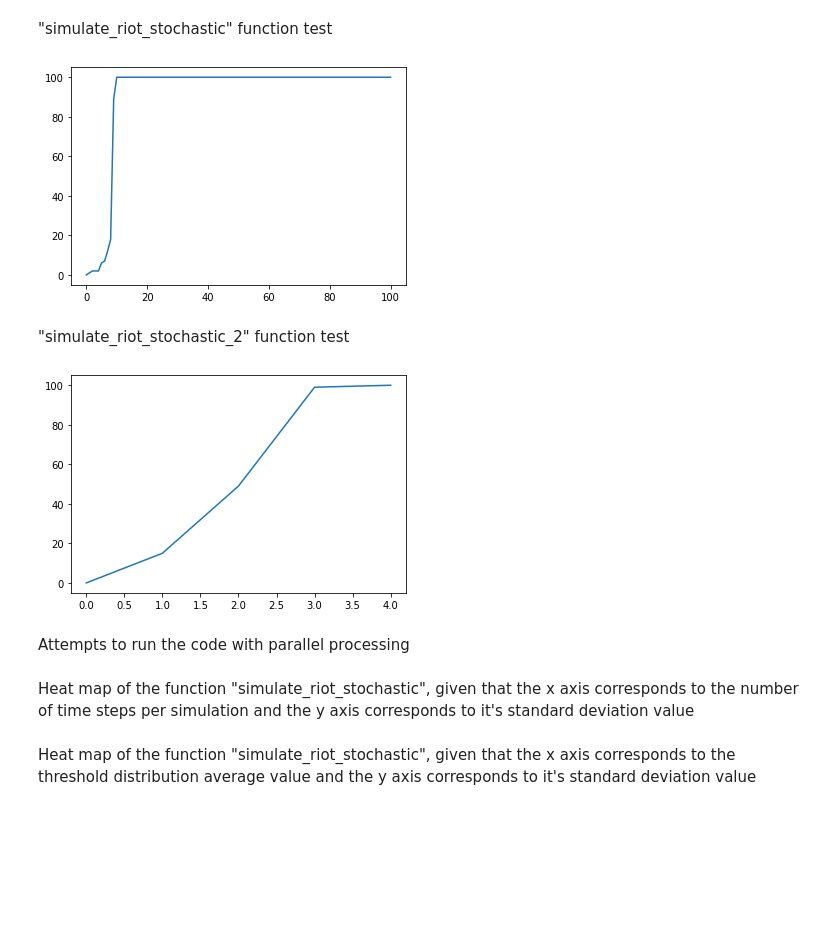
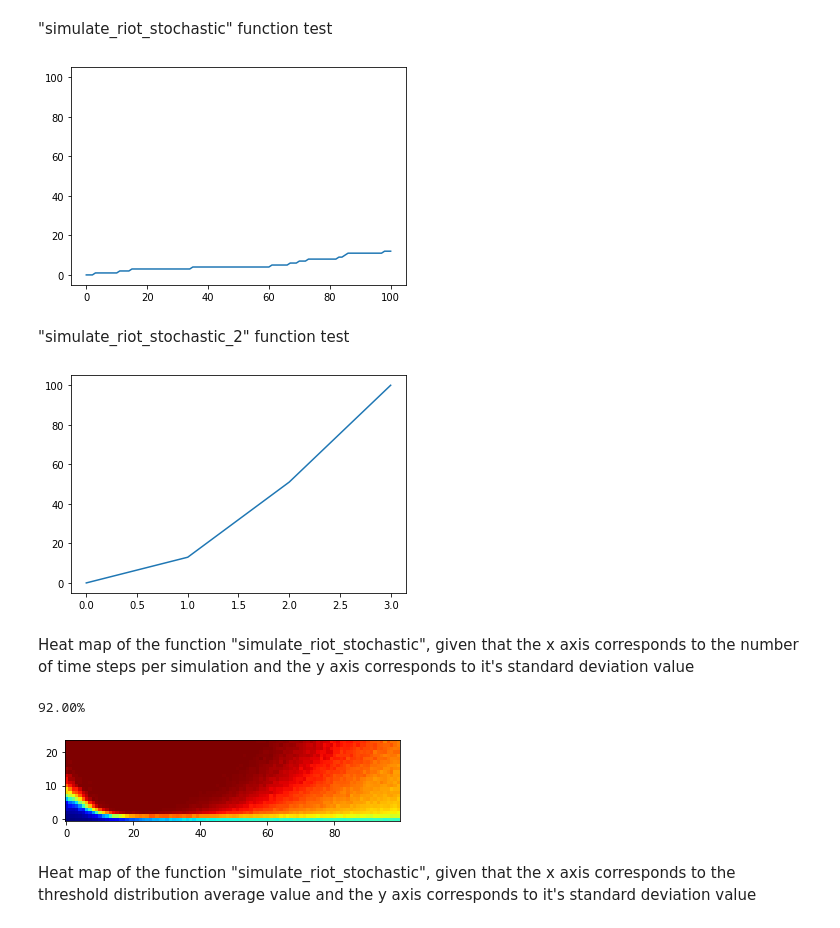
Before and after one commit to AlantheBenign/Critical-mass-model-for-social-dynamic, a Jupyter notebook: Modelo Novo/Stochastic threshold model.ipynb, the cells around one changed output. Saved outputs shown, nothing was run; the diff lists cells and outputs as text; code cells hidden in the pictures; blank space fills up the shorter version.

```diff
--- a/Modelo Novo/Stochastic threshold model.ipynb
+++ b/Modelo Novo/Stochastic threshold model.ipynb
@@ -13,39 +15,37 @@ from IPython.display import clear_output
 "simulate_riot_stochastic" function test
 # %%
 N = 100
-average = 25
-deviation = 2
+average = 50
+deviation = 12
 
 agents = func.create_agents(N,average,deviation)
 
 steps = 100
 
-(progression, riot_size) = func.simulate_riot_stochastic(agents, steps)
+progression = func.simulate_riot_stochastic(agents, steps)
 
 plt.figure()
 plt.plot(progression)
 plt.ylim(-5,105)
 plt.show()
 # %% [output]
-[figure, old version]
+[figure, new version]
 # %% [markdown]
 "simulate_riot_stochastic_2" function test
 # %%
 N = 100
 average = 15
 deviation = 12
 
 agents = func.create_agents(N,average,deviation)
 
 steps = 100
 
-(progression, riot_size) = func.simulate_riot_stochastic_2(agents, steps)
+progression = func.simulate_riot_stochastic_2(agents, steps)
 
 plt.figure()
 plt.plot(progression)
 plt.ylim(-5,105)
 plt.show()
 # %% [output]
-[figure, old version]
+[figure, new version]
-# %% [markdown]
-Attempts to run the code with parallel processing
@@ -139,9 +57,9 @@ average = 25
 deviations = np.arange(0,100)  # standard deviations of the normal distribution
 simulations = 100                    # number of simulations per standard deviation value
 averages = np.array([])
-steps = np.arange(1,26)
+steps = np.arange(1,50)
 
-heat_map = np.zeros((25,100))
+heat_map = np.zeros((49,100))
 
 for k in steps:
     clear_output(wait=True)
@@ -152,8 +70,8 @@ for k in steps:
 
         for j in range(simulations):
             agents = func.create_agents(N,average,i)
-            size = func.simulate_riot_stochastic(agents, k)[1]
-            average_size += size
+            size = func.simulate_riot_stochastic(agents, k)
+            average_size += size[-1]
 
         average_size = average_size/simulations
         averages = np.append(averages, average_size)
@@ -163,6 +81,9 @@ plt.figure()
 plt.imshow(heat_map, origin="lower",cmap="jet")
 #plt.savefig("Média do tamanho da greve - y = passos temporais e x = desvio padrao")
 plt.show()
+# %% [output]
+92.00%
+[figure, added]
 # %% [markdown]
 Heat map of the function "simulate_riot_stochastic", given that the x axis corresponds to the threshold distribution average value and the y axis corresponds to it's standard deviation value
 # %%
```
Also changed, not shown: parts of 8 cells of this notebook, 6 other files.
